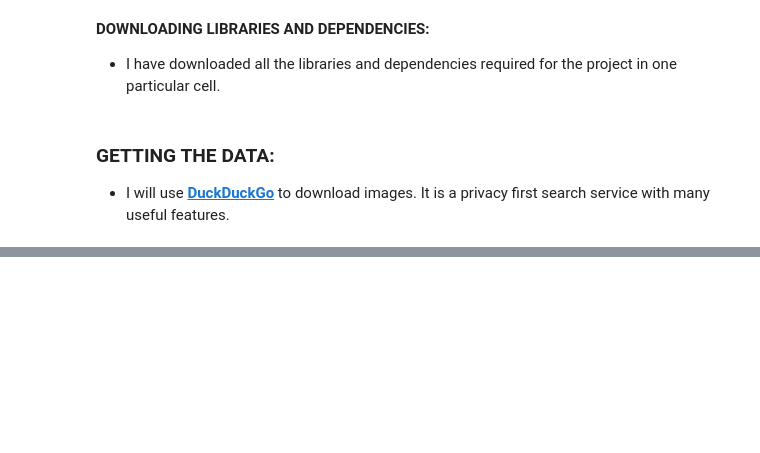
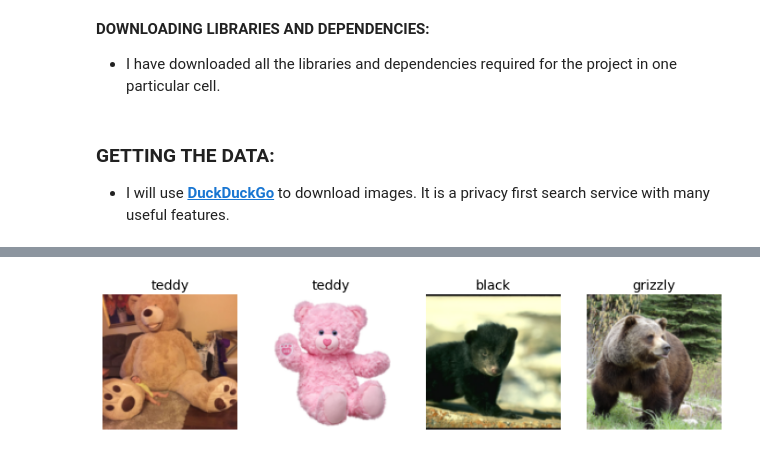
Before and after one commit to ThinamXx/Fastai, a Jupyter notebook: 2. Model Production/BearDetector.ipynb, the cells around one changed output, grey strips where cells are left out. Drawn from its saved outputs; the diff is of its cells as text; code cells hidden in the pictures; blank space fills up the shorter version.

```diff
--- a/2. Model Production/BearDetector.ipynb
+++ b/2. Model Production/BearDetector.ipynb
@@ -59,0 +71,11 @@ img
+# %%
+#@ GETTING THE DATA:
+bear_types = "grizzly", "black", "teddy"                     # Initializing Types of Bear.
+PATH = Path("bears")                                         # Initializing Destination Path.
+if not PATH.exists():                                        # Checking.
+    PATH.mkdir()                                             # Creating.
+    for o in bear_types:
+        dest = (PATH/o)                                      # Destination for Each Types.
+        dest.mkdir(exist_ok=True)                            # Initializing Destination if not.
+        urls = search_images_DDG(f"{o} bear")                # Getting the URLs.
+        download_images(dest, urls=urls)                     # Downloading Images.
@@ -59,0 +98,14 @@ img
+# %%
+#@ CREATING DATALOADERS:
+bears = DataBlock(blocks=(ImageBlock, CategoryBlock),        # Initializing DataBlock.
+                  get_items=get_image_files,                 # Getting Image Files.
+                  splitter=RandomSplitter(valid_pct=0.2,
+                                          seed=11),          # Splitting Dataset.
+                  get_y=parent_label,                        # Getting Folders name.
+                  item_tfms=Resize(128))                     # Resizing Images.
+dls = bears.dataloaders(PATH)                                # Initializing DataLoaders.
+# %%
+#@ INSPECTING THE DATALOADER:
+dls.valid.show_batch(max_n=4, nrows=1)                       # Inspecting Images.
+# %% [output]
+[figure, added]
```
Also changed, not shown: parts of 7 cells of this notebook.
